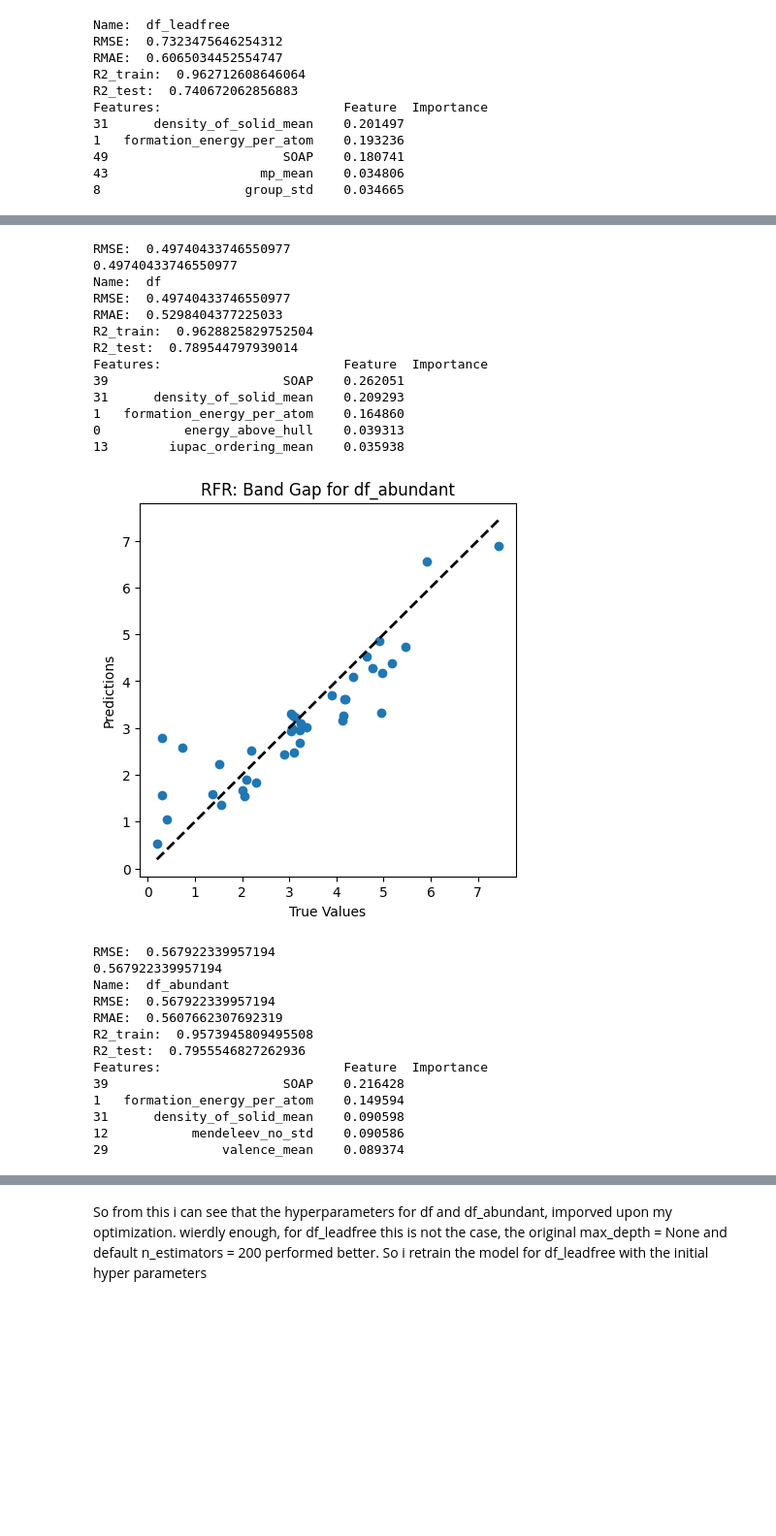
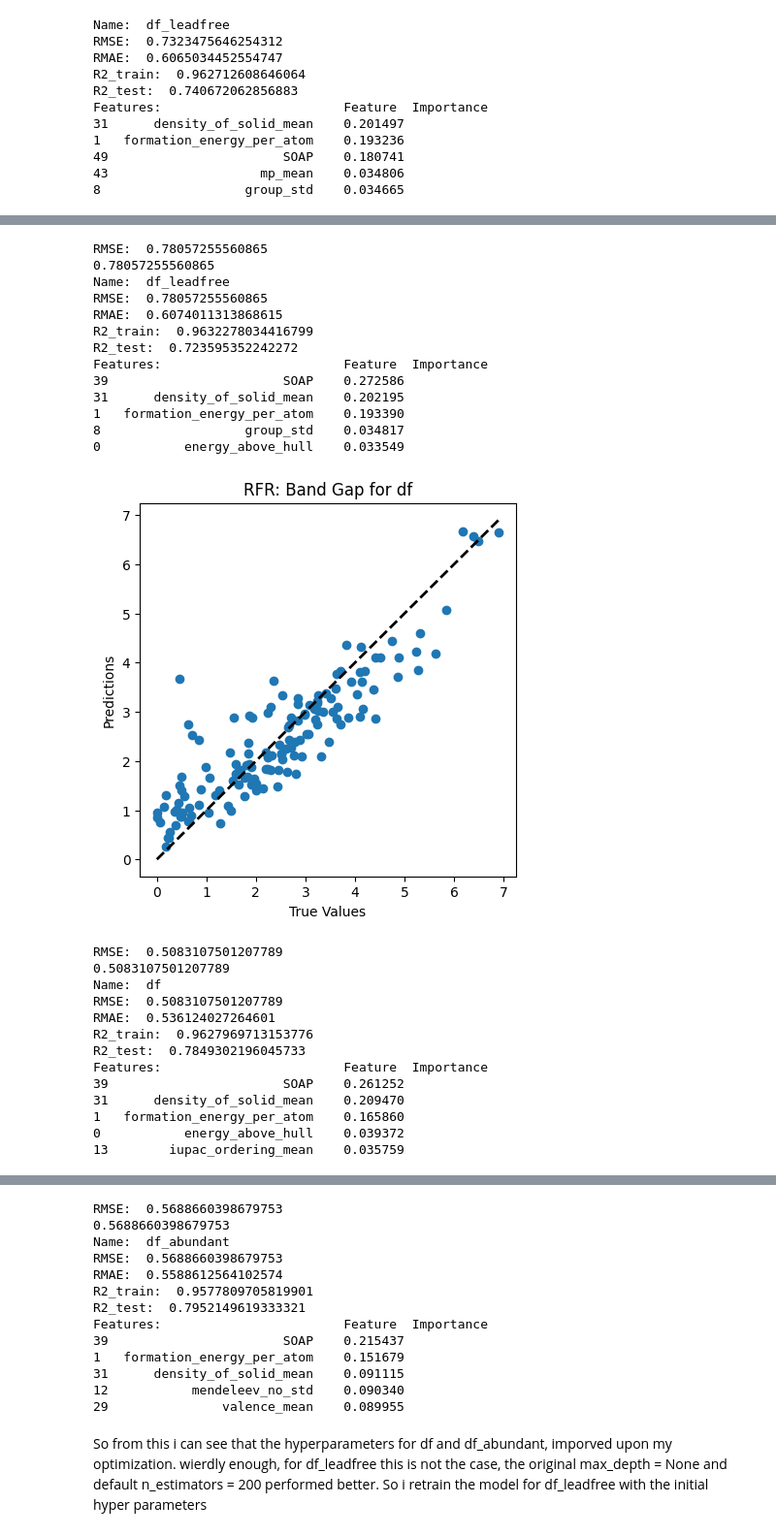
Before and after one commit to goetzdominik/Digichem, a Jupyter notebook: dominik/cleanup_data.ipynb, the cells around one changed output, grey strips where cells are left out. Shown: that part at 97% size. Saved outputs shown, nothing was run; the diff lists cells and outputs as text; code cells hidden in the pictures; blank space fills up the shorter version.

```diff
--- a/dominik/cleanup_data.ipynb
+++ b/dominik/cleanup_data.ipynb
@@ -818,7 +818,7 @@ def train_and_test_rfr(big_df_temp, test_size = 0.1, store = True, plot = False
     # Create a Random Forest Regressor model
     "These are the values from the paper"
     rfr = GridSearchCV (RandomForestRegressor(),{'max_depth':[None], 'random_state':[0],}, cv=5)
-    big_df_temp.model = rfr.best_estimator_
+
     # Fit the model to the training data
     rfr.fit(X_train, y_train)
 
@@ -938,17 +947,17 @@ if 'elements' in df.columns:
     abundant_mask = df['elements'].apply(lambda x: is_abundant_perovskite(x, elemental_abundance, abundance_threshold))
 
     # Filter the DataFrame using the boolean mask
-    df_abundant_perovskites = df[abundant_mask]
+    df_abundant = df[abundant_mask]
 
     print(f"Original DataFrame shape: {df.shape}")
-    print(f"Filtered DataFrame shape (threshold = {abundance_threshold} ppm): {df_abundant_perovskites.shape}")
+    print(f"Filtered DataFrame shape (threshold = {abundance_threshold} ppm): {df_abundant.shape}")
     # Now 'abundant_perovskites_df' contains only the structures where all elements
     # have a natural abundance greater than or equal to the threshold.
     # print(abundant_perovskites_df.head())
 else:
     print("Error: The 'elements' column was not found in the DataFrame.")
 
-df_abudant = big_df("df_abundant", df_abundant_perovskites)
+df_abudant = big_df("df_abundant", df_abundant)
 df_abudant.save_df()
 # %% [output]
 Original DataFrame shape: (1424, 38688)
@@ -1469,7 +1473,7 @@ Features:                        Feature  Importance
 43                    mp_mean    0.034806
 8                   group_std    0.034665
 # %%
-# train_and_test_rfr_2(optimized_params_df[0], 0.1, store = True, plot = True, max_depth= [20], n_estimators= [200])
+train_and_test_rfr_2(optimized_params_df[0], 0.1, store = True, plot = True, max_depth= [None], n_estimators= [100])
 train_and_test_rfr_2(optimized_params_df[1], 0.1, True, True, max_depth= [20], n_estimators= [200])
 train_and_test_rfr_2(optimized_params_df[2], 0.1, True, True, max_depth= [None], n_estimators= [200])
 # %% [output]
@@ -1477,27 +1481,27 @@ train_and_test_rfr_2(optimized_params_df[2], 0.1, True, True, max_depth= [None],
-RMSE:  0.49740433746550977
-0.49740433746550977
-Name:  df
-RMSE:  0.49740433746550977
-RMAE:  0.5298404377225033
-R2_train:  0.9628825829752504
-R2_test:  0.789544797939014
+RMSE:  0.78057255560865
+0.78057255560865
+Name:  df_leadfree
+RMSE:  0.78057255560865
+RMAE:  0.6074011313868615
+R2_train:  0.9632278034416799
+R2_test:  0.723595352242272
 Features:                        Feature  Importance
-39                       SOAP    0.262051
-31      density_of_solid_mean    0.209293
-1   formation_energy_per_atom    0.164860
-0           energy_above_hull    0.039313
-13        iupac_ordering_mean    0.035938
+39                       SOAP    0.272586
+31      density_of_solid_mean    0.202195
+1   formation_energy_per_atom    0.193390
+8                   group_std    0.034817
+0           energy_above_hull    0.033549
-[figure, old version]
+[figure, new version]
-RMSE:  0.567922339957194
-0.567922339957194
-Name:  df_abundant
-RMSE:  0.567922339957194
-RMAE:  0.5607662307692319
-R2_train:  0.9573945809495508
-R2_test:  0.7955546827262936
+RMSE:  0.5083107501207789
+0.5083107501207789
+Name:  df
+RMSE:  0.5083107501207789
+RMAE:  0.536124027264601
+R2_train:  0.9627969713153776
+R2_test:  0.7849302196045733
 Features:                        Feature  Importance
-39                       SOAP    0.216428
-1   formation_energy_per_atom    0.149594
-31      density_of_solid_mean    0.090598
-12           mendeleev_no_std    0.090586
-29               valence_mean    0.089374
+39                       SOAP    0.261252
+31      density_of_solid_mean    0.209470
+1   formation_energy_per_atom    0.165860
+0           energy_above_hull    0.039372
+13        iupac_ordering_mean    0.035759
@@ -1504,3 +1509,16 @@ Features:                        Feature  Importance
+RMSE:  0.5688660398679753
+0.5688660398679753
+Name:  df_abundant
+RMSE:  0.5688660398679753
+RMAE:  0.5588612564102574
+R2_train:  0.9577809705819901
+R2_test:  0.7952149619333321
+Features:                        Feature  Importance
+39                       SOAP    0.215437
+1   formation_energy_per_atom    0.151679
+31      density_of_solid_mean    0.091115
+12           mendeleev_no_std    0.090340
+29               valence_mean    0.089955
 # %% [markdown]
 So from this i can see that the hyperparameters for df and df_abundant, imporved upon my optimization. wierdly enough, for df_leadfree this is not the case, the original max_depth = None and default n_estimators = 200 performed better. So i retrain the model for df_leadfree with the initial hyper parameters
 # %% [markdown]
```
Also changed, not shown: parts of 9 cells of this notebook, 3 other files.
